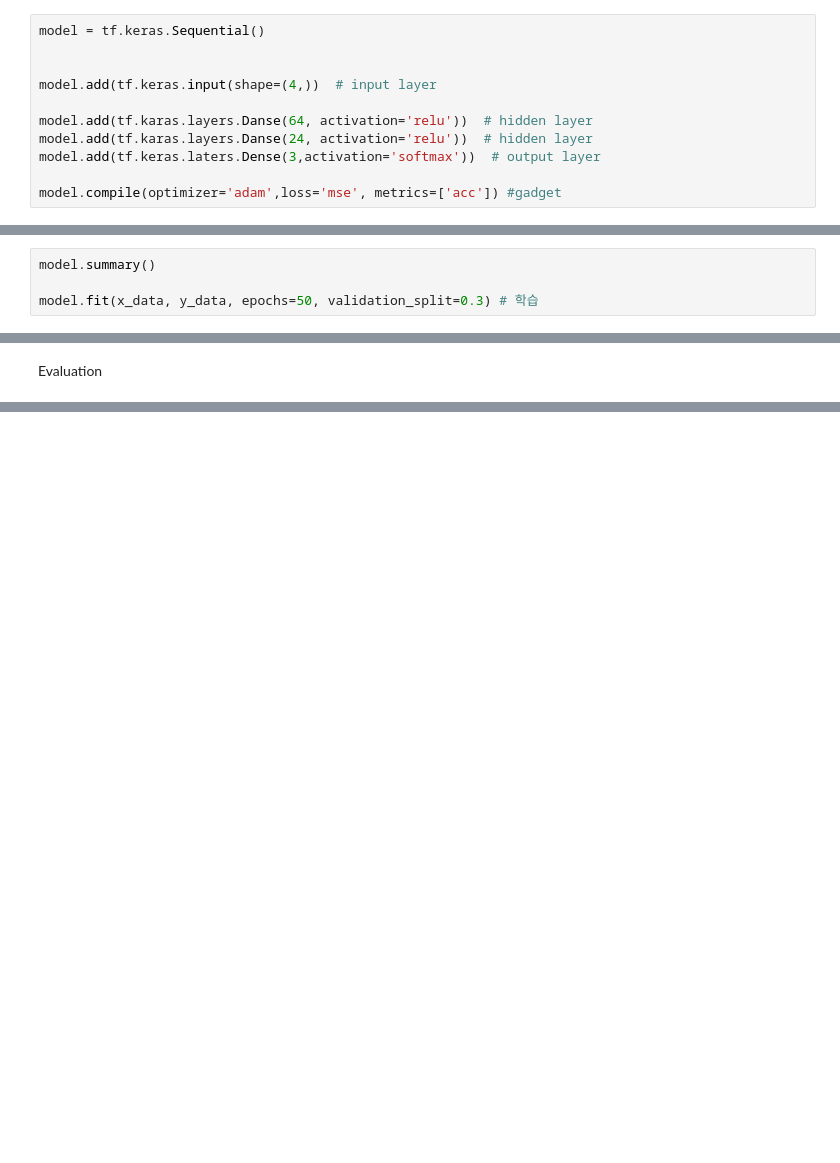
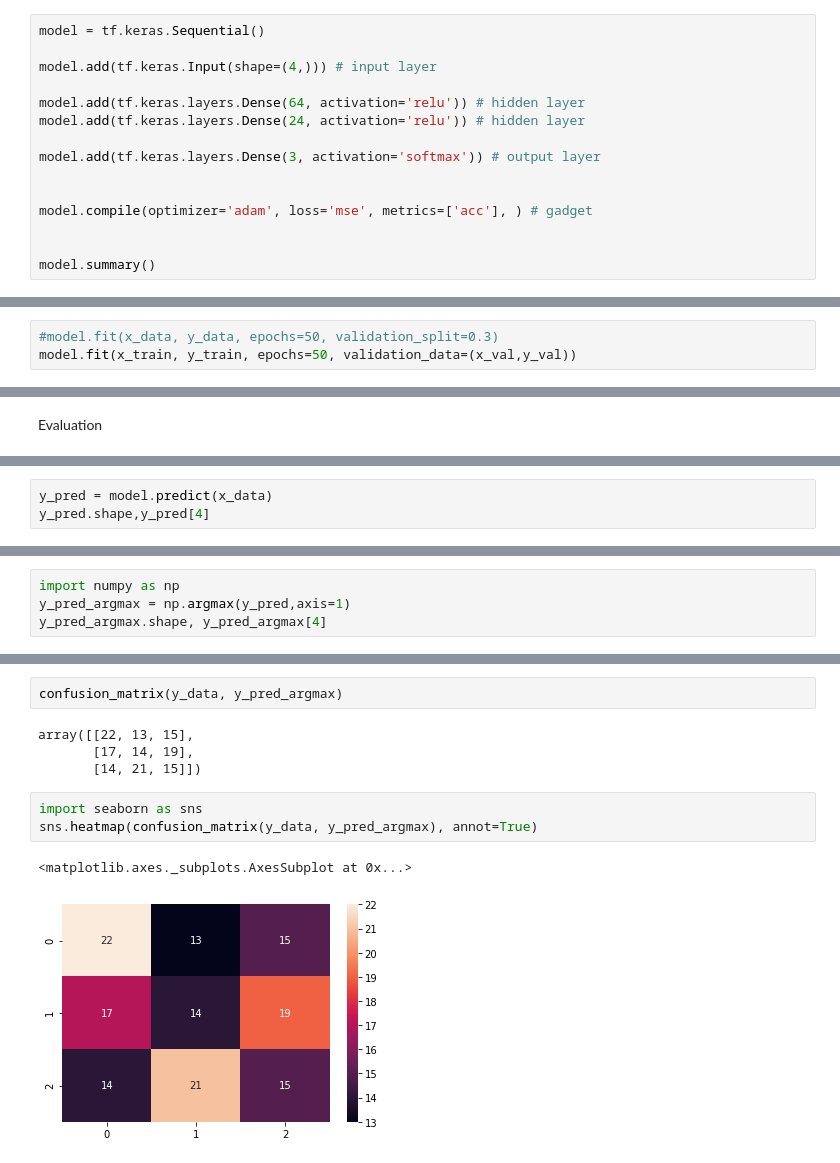
Before and after one commit to junanote/test_deeplearning, a Jupyter notebook: iris_classification.ipynb, the cells around one changed output, grey strips where cells are left out. Saved outputs shown, nothing was run; the diff lists cells and outputs as text; blank space fills up the shorter version.

```diff
--- a/iris_classification.ipynb
+++ b/iris_classification.ipynb
@@ -73,12 +80,16 @@ import tensorflow as tf
 # %%
 model = tf.keras.Sequential()
 
+model.add(tf.keras.Input(shape=(4,))) # input layer
 
-model.add(tf.keras.input(shape=(4,))  # input layer
+model.add(tf.keras.layers.Dense(64, activation='relu')) # hidden layer
+model.add(tf.keras.layers.Dense(24, activation='relu')) # hidden layer
 
-model.add(tf.karas.layers.Danse(64, activation='relu'))  # hidden layer
-model.add(tf.karas.layers.Danse(24, activation='relu'))  # hidden layer
-model.add(tf.keras.laters.Dense(3,activation='softmax'))  # output layer
+model.add(tf.keras.layers.Dense(3, activation='softmax')) # output layer
 
-model.compile(optimizer='adam',loss='mse', metrics=['acc']) #gadget
+
+model.compile(optimizer='adam', loss='mse', metrics=['acc'], ) # gadget
+
+
+model.summary()
 # %% [output]
@@ -86,5 +111,4 @@ SyntaxError: ignored
 # %%
-model.summary()
-
-model.fit(x_data, y_data, epochs=50, validation_split=0.3) # 학습
+#model.fit(x_data, y_data, epochs=50, validation_split=0.3)
+model.fit(x_train, y_train, epochs=50, validation_data=(x_val,y_val))
 # %% [output]
@@ -103,0 +142,3 @@ array([[5. , 3. , 1.6, 0.2]], dtype=float32)
+# %%
+y_pred = model.predict(x_data)
+y_pred.shape,y_pred[4]
@@ -103,0 +147,4 @@ array([[5. , 3. , 1.6, 0.2]], dtype=float32)
+# %%
+import numpy as np
+y_pred_argmax = np.argmax(y_pred,axis=1)
+y_pred_argmax.shape, y_pred_argmax[4]
@@ -104,2 +169,14 @@ array([[5. , 3. , 1.6, 0.2]], dtype=float32)
+# %%
+confusion_matrix(y_data, y_pred_argmax)
+# %% [output]
+array([[22, 13, 15],
+       [17, 14, 19],
+       [14, 21, 15]])
+# %%
+import seaborn as sns
+sns.heatmap(confusion_matrix(y_data, y_pred_argmax), annot=True)
+# %% [output]
+<matplotlib.axes._subplots.AxesSubplot at 0x...>
+[figure, added]
 # %%
 import numpy as np
```
Also changed, not shown: parts of 15 cells of this notebook.
